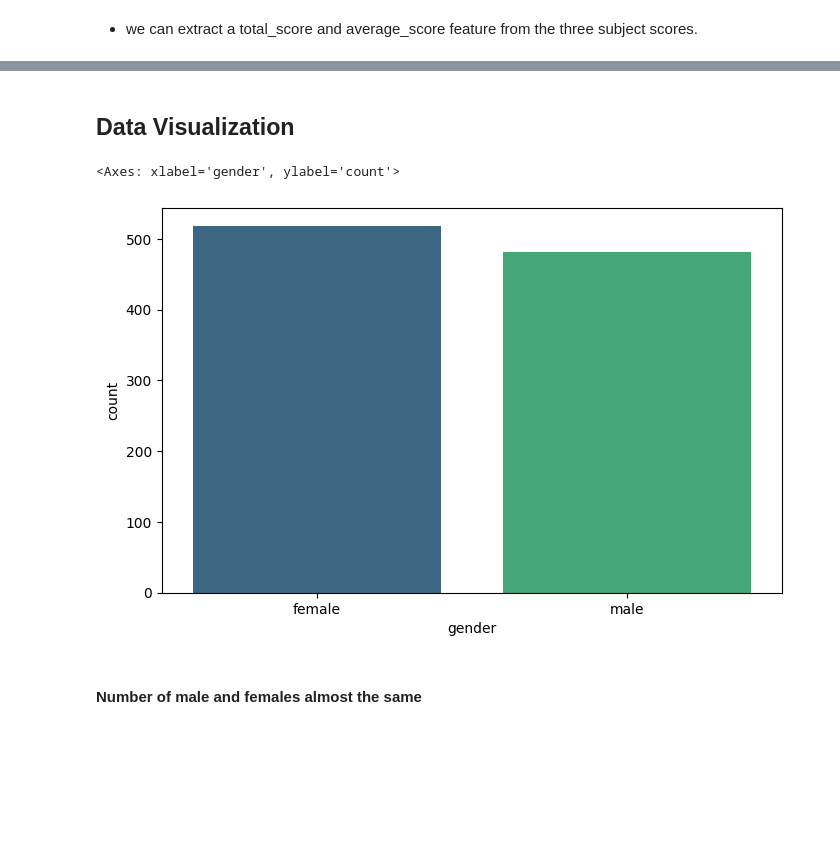
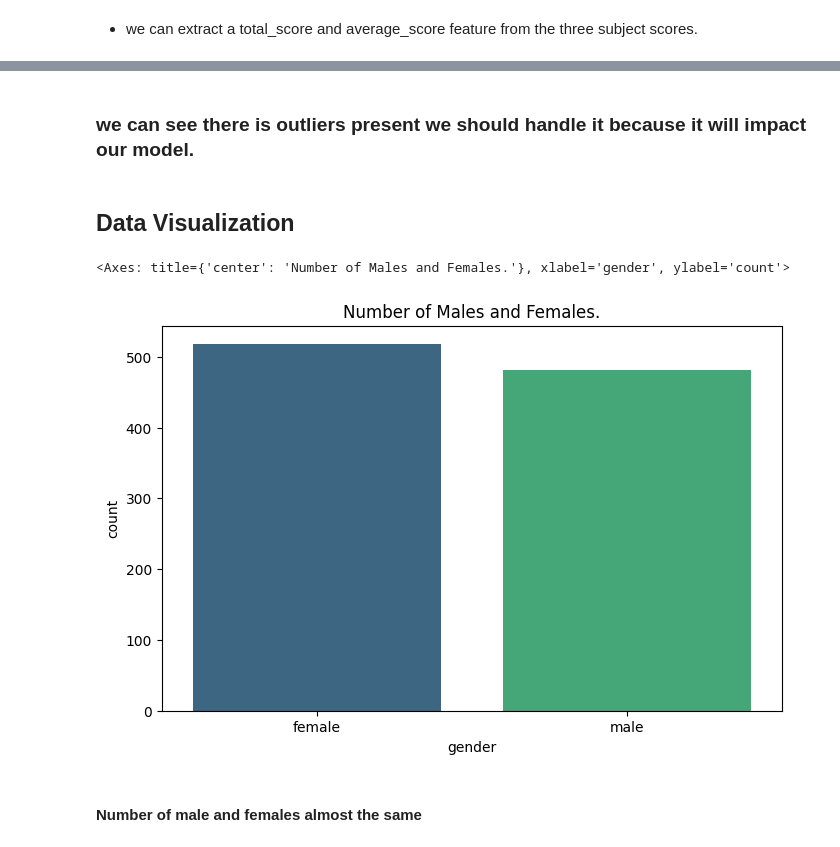
Before and after one commit to ahmedbadr237/StudentPerformanceIndicator, a Jupyter notebook: notebooks/EDA.ipynb, the cells around one changed output, grey strips where cells are left out. Cells and saved outputs as stored; diff of their text form; code cells hidden in the pictures; blank space fills up the shorter version.

```diff
--- a/notebooks/EDA.ipynb
+++ b/notebooks/EDA.ipynb
@@ -163,11 +179,14 @@ df['average_score'] = df['total_score'] / 3
+# %% [markdown]
+### we can see there is outliers present we should handle it because it will impact our model.
 # %% [markdown]
 ## Data Visualization
 # %%
 plt.figure(figsize=(8, 5))
+plt.title('Number of Males and Females.')
 sns.countplot(df,x='gender', palette='viridis')
 # %% [output]
-<Axes: xlabel='gender', ylabel='count'>
+<Axes: title={'center': 'Number of Males and Females.'}, xlabel='gender', ylabel='count'>
-[figure, old version]
+[figure, new version]
 # %% [markdown]
 #### Number of male and females almost the same
 # %%
```
Also changed, not shown: parts of 8 cells of this notebook.
